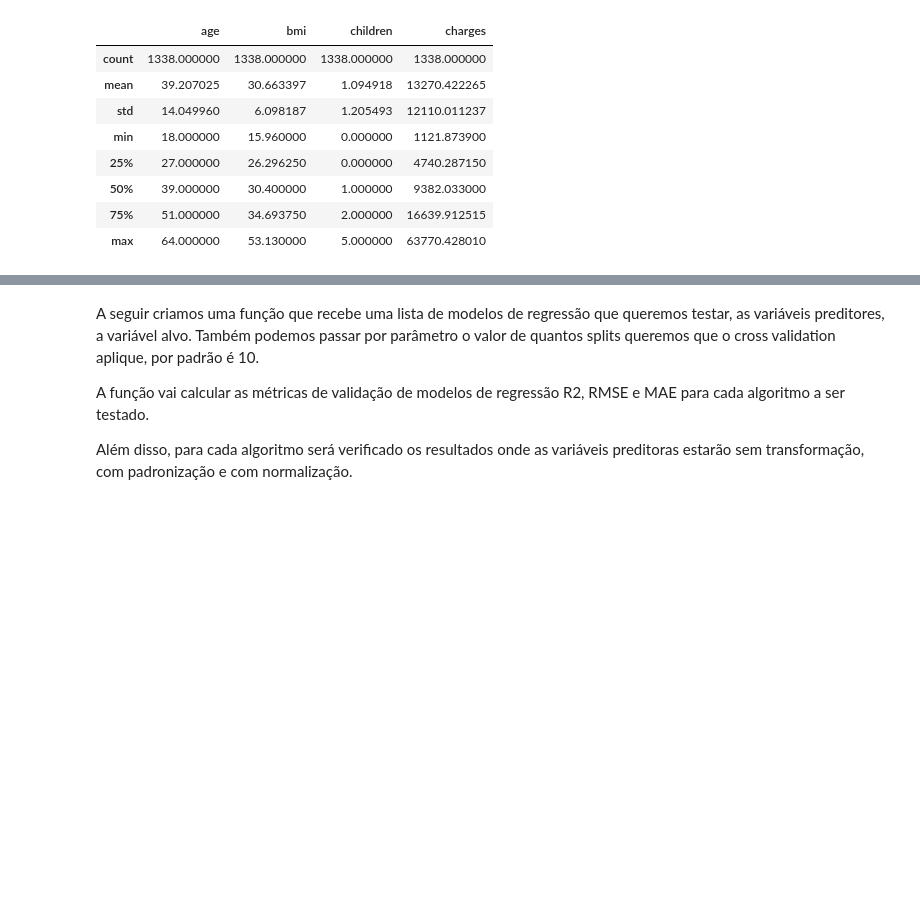
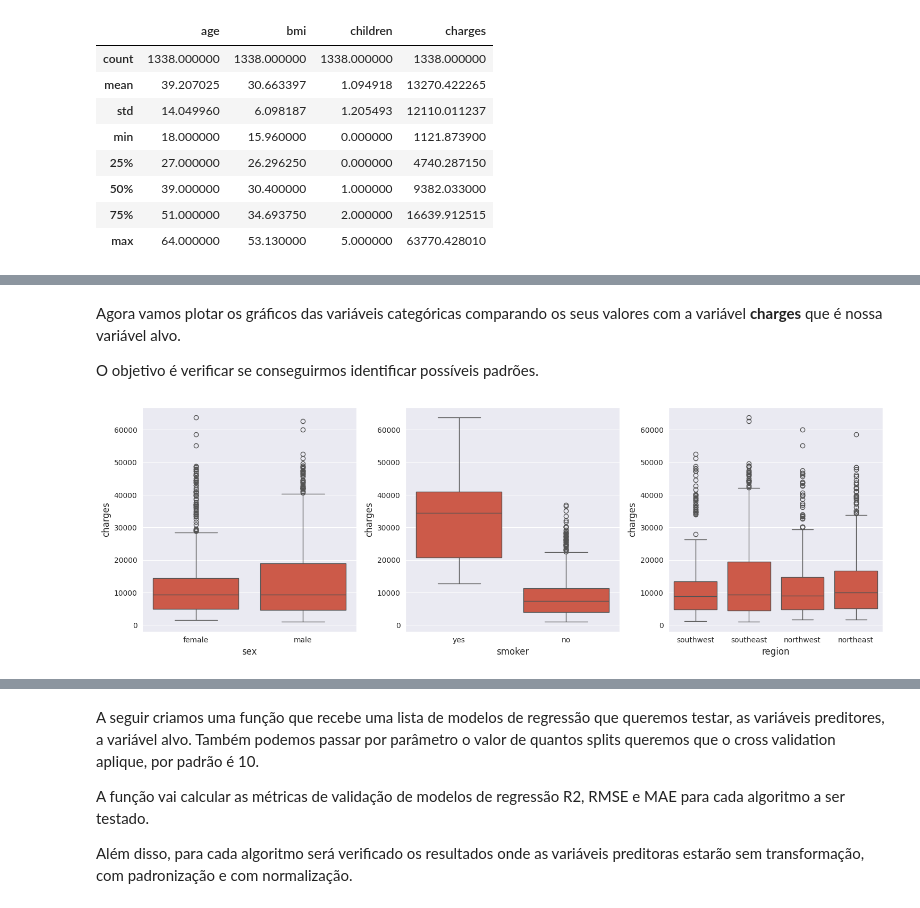
Before and after one commit to willsilvano/tech-challenges-post-tech-fiap, a Jupyter notebook: fase-01/tech-challenge-01.ipynb, the cells around one changed output, grey strips where cells are left out. Saved outputs shown, nothing was run; the diff lists cells and outputs as text; code cells hidden in the pictures; blank space fills up the shorter version.

```diff
--- a/fase-01/tech-challenge-01.ipynb
+++ b/fase-01/tech-challenge-01.ipynb
@@ -374,0 +207,15 @@ y = df['charges']
+# %% [markdown]
+Agora vamos plotar os gráficos das variáveis categóricas comparando os seus valores com a variável **charges** que é nossa variável alvo.
+
+O objetivo é verificar se conseguirmos identificar possíveis padrões.
+# %%
+fig, ax = plt.subplots(1, 3, figsize=(15, 5))
+
+sns.boxplot(x='sex', y='charges', data=df, ax=ax[0])
+sns.boxplot(x='smoker', y='charges', data=df, ax=ax[1])
+sns.boxplot(x='region', y='charges', data=df, ax=ax[2])
+
+plt.tight_layout()
+plt.show()
+# %% [output]
+[figure, added]
```
Also changed, not shown: parts of 151 cells of this notebook, 1 other file.
